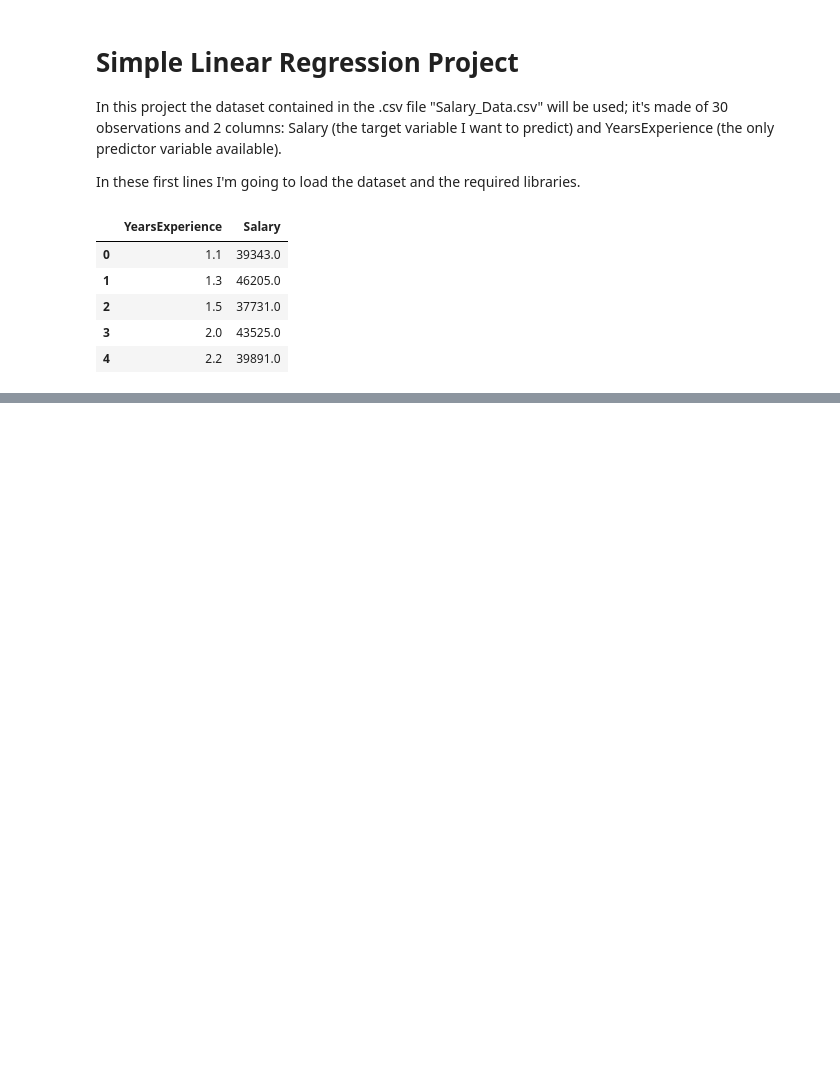
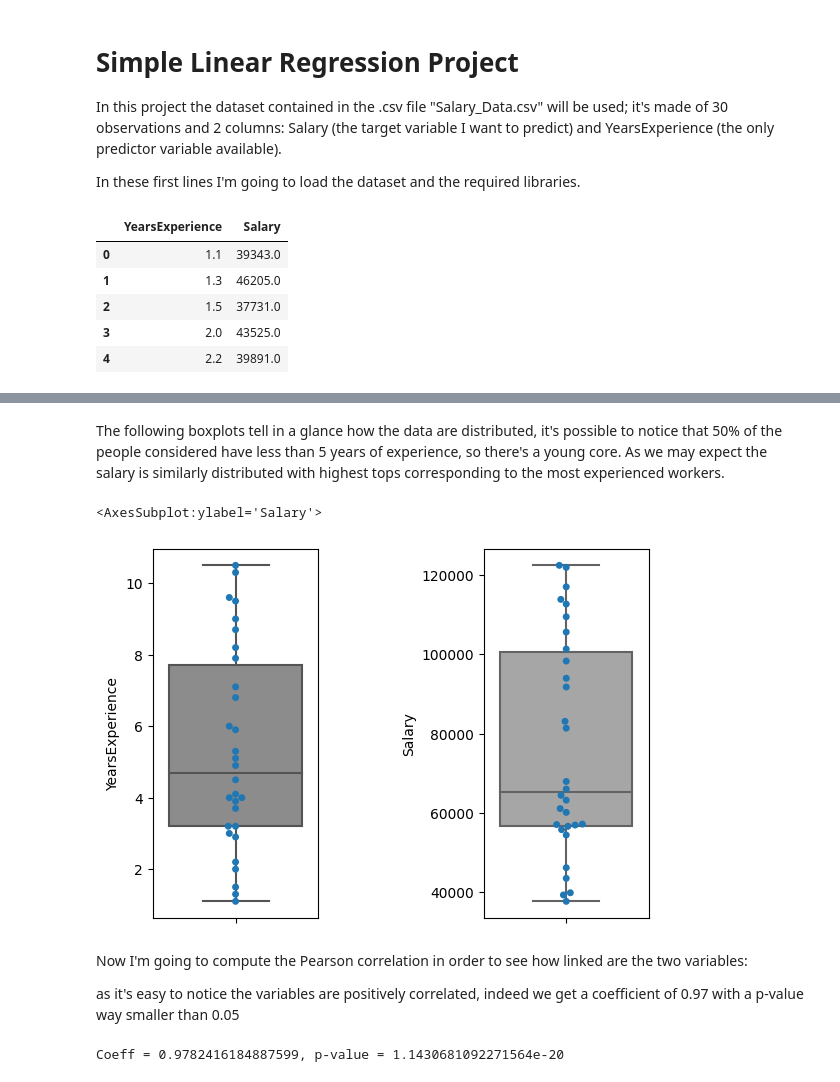
Before and after one commit to dav7deRouge/Simple-Linear-Regression, a Jupyter notebook: project.ipynb, the cells around one changed output, grey strips where cells are left out. Saved outputs shown, nothing was run; the diff lists cells and outputs as text; code cells hidden in the pictures; blank space fills up the shorter version.

```diff
--- a/project.ipynb
+++ b/project.ipynb
@@ -23,0 +42,24 @@ data.head()
+# %% [markdown]
+The following boxplots tell in a glance how the data are distributed, it's possible to notice that 50% of the people considered have less than 5 years of experience, so there's a young core. As we may expect the salary is similarly distributed with highest tops corresponding to the most experienced workers.
+# %%
+#data.boxplot(column = "YearsExperience")
+fig, ax = plt.subplots(1, 2)
+fig.subplots_adjust(wspace=1)
+
+sns.boxplot(y = data["YearsExperience"], color = ".55", ax = ax[0])
+sns.swarmplot(y = data["YearsExperience"], ax = ax[0])
+
+sns.boxplot(y = data["Salary"], color = ".65", ax = ax[1])
+sns.swarmplot(y = data["Salary"], ax = ax[1])
+# %% [output]
+<AxesSubplot:ylabel='Salary'>
+[figure, added]
+# %% [markdown]
+Now I'm going to compute the Pearson correlation in order to see how linked are the two variables:
+
+as it's easy to notice the variables are positively correlated, indeed we get a coefficient of 0.97 with a p-value way smaller than 0.05
+# %%
+res = stats.pearsonr(data["YearsExperience"], data["Salary"])
+print(f"Coeff = {res[0]}, p-value = {res[1]}")
+# %% [output]
+Coeff = 0.9782416184887599, p-value = 1.1430681092271564e-20
```
Also changed, not shown: parts of 7 cells of this notebook.
